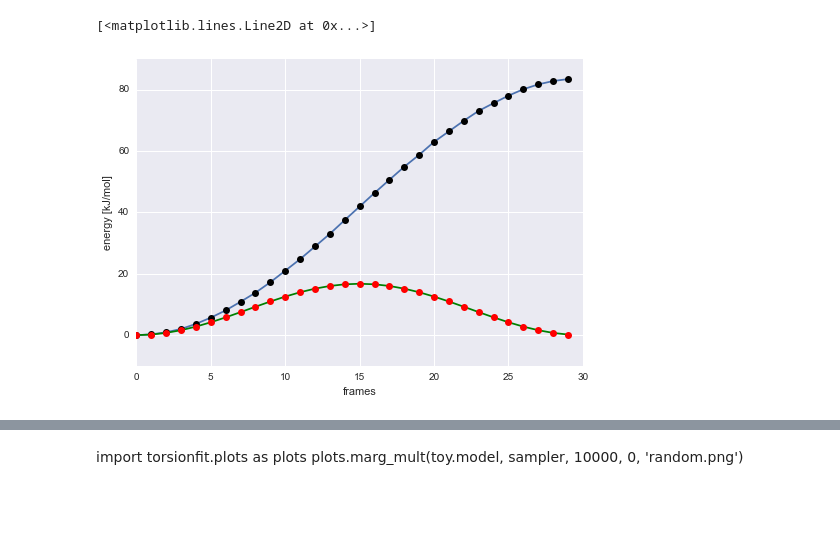
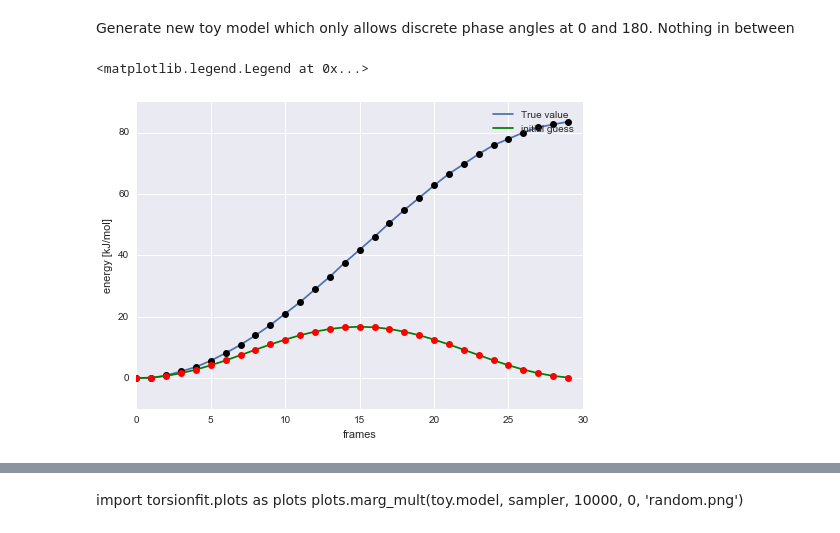
Before and after one commit to choderalab/torsionfit, a Jupyter notebook: examples/synthetic_data/Toy_model.ipynb, the cells around one changed output, grey strips where cells are left out. Cells and saved outputs as stored; diff of their text form; code cells hidden in the pictures; blank space fills up the shorter version.

```diff
--- a/examples/synthetic_data/Toy_model.ipynb
+++ b/examples/synthetic_data/Toy_model.ipynb
@@ -98,16 +101,19 @@ corner.corner(data, plot_countours=False, range=[(0, 20), (0,20), (0,20), (0,20)
+# %% [markdown]
+Generate new toy model which only allows discrete phase angles at 0 and 180. Nothing in between
 # %%
 toy2 = ToyModel(true_value=DihedralType(10, 1, 180, 1, 1), initial_value=DihedralType(2, 2, 180, 1, 1), n_increments=30)
 #toy = ToyModel(n_increments=50, decouple_n=True)
 #toy.scan_set.save_initial_mm(toy._param)
-plt.plot(toy2.synthetic_energy)
+plt.plot(toy2.synthetic_energy, label='True value')
 plt.plot(toy2.synthetic_energy, 'ko')
 plt.xlabel('frames')
 plt.ylabel('energy [kJ/mol]')
-plt.plot(toy2.scan_set.mm_energy, color='g')
+plt.plot(toy2.scan_set.mm_energy, color='g', label = 'initial guess')
 plt.plot(toy2.scan_set.initial_mm, 'ko', color='r')
+plt.legend()
 # %% [output]
-[<matplotlib.lines.Line2D at 0x...>]
+<matplotlib.legend.Legend at 0x...>
-[figure, old version]
+[figure, new version]
 # %%
 # sample
 sampler2 = MCMC(toy2.model.pymc_parameters)
```
Also changed, not shown: parts of 36 cells of this notebook.
